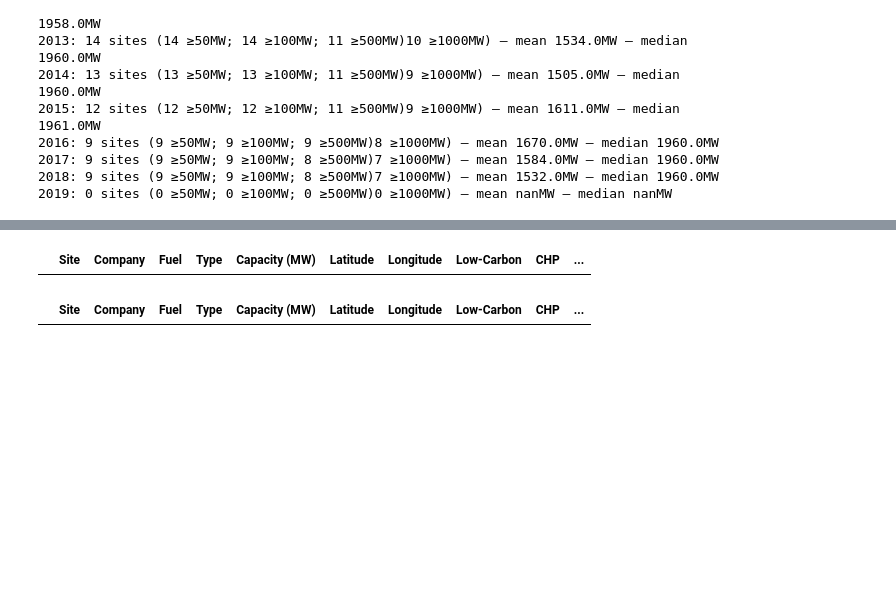
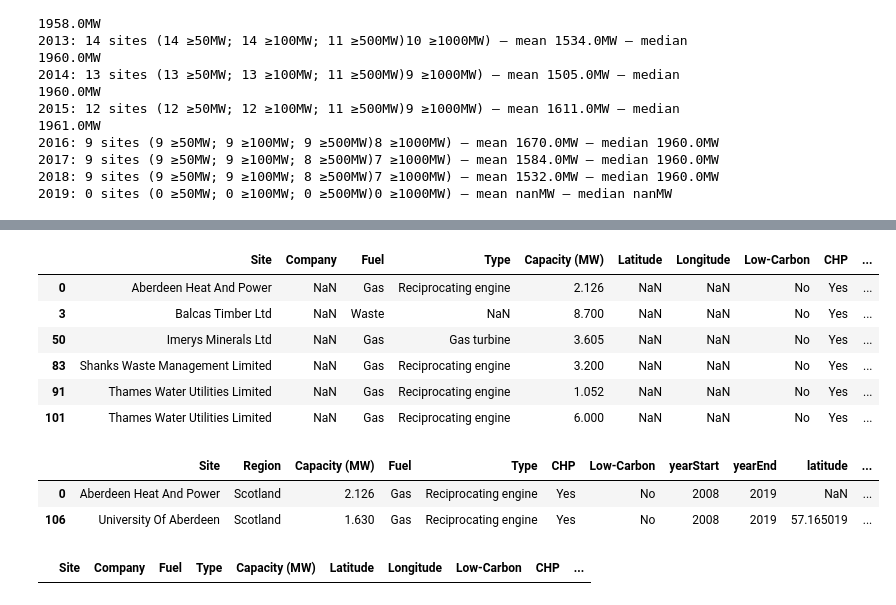
Before and after one commit to DrSimEvans/uk-electricity-map, a Jupyter notebook: UK-map-combined.ipynb, the cells around one changed output, grey strips where cells are left out. Saved outputs shown, nothing was run; the diff lists cells and outputs as text; code cells hidden in the pictures; blank space fills up the shorter version.

```diff
--- a/UK-map-combined.ipynb
+++ b/UK-map-combined.ipynb
@@ -44,3 +60,6 @@ re = pd.read_csv('renewable.csv', encoding='utf-8', lineterminator='\n')
 # https://www.freemaptools.com/download-uk-postcode-lat-lng.htm
 
 fits = pd.read_csv('fits.csv', encoding='utf-8', lineterminator='\n')
+fits = fits[fits.Site!='Unknown']
+
+fits.head()
@@ -95,3 +130,7 @@ storage = storage[[
 
 chp = pd.read_csv(
     'chp.csv', encoding='utf-8', lineterminator='\n')
+
+chp.rename(columns={'lat':'Latitude','long':'Longitude'},inplace=True)
+
+chp.head()
@@ -369,7 +484,19 @@ uk[(uk.yearStart <= 2008) & (uk.yearEnd >= 2008) &
 # %%
-uk[uk.Longitude < -10]
+uk[uk.Latitude.isnull()]
 # %% [output]
 |  | Site | Company | Fuel | Type | Capacity (MW) | Latitude | Longitude | Low-Carbon | CHP | ... |
+| 0 | Aberdeen Heat And Power | NaN | Gas | Reciprocating engine | 2.126 | NaN | NaN | No | Yes | ... |
+| 3 | Balcas Timber Ltd | NaN | Waste | NaN | 8.700 | NaN | NaN | No | Yes | ... |
+| 50 | Imerys Minerals Ltd | NaN | Gas | Gas turbine | 3.605 | NaN | NaN | No | Yes | ... |
+| 83 | Shanks Waste Management Limited | NaN | Gas | Reciprocating engine | 3.200 | NaN | NaN | No | Yes | ... |
+| 91 | Thames Water Utilities Limited | NaN | Gas | Reciprocating engine | 1.052 | NaN | NaN | No | Yes | ... |
+| 101 | Thames Water Utilities Limited | NaN | Gas | Reciprocating engine | 6.000 | NaN | NaN | No | Yes | ... |
+# %%
+chp[chp.Site.str.contains('Aberdeen')]
+# %% [output]
+|  | Site | Region | Capacity (MW) | Fuel | Type | CHP | Low-Carbon | yearStart | yearEnd | latitude | ... |
+| 0 | Aberdeen Heat And Power | Scotland | 2.126 | Gas | Reciprocating engine | Yes | No | 2008 | 2019 | NaN | ... |
+| 106 | University Of Aberdeen | Scotland | 1.630 | Gas | Reciprocating engine | Yes | No | 2008 | 2019 | 57.165019 | ... |
 # %%
 uk[uk.Fuel.isnull()]
 # %% [output]
```
Also changed, not shown: parts of 11 cells of this notebook, 4 other files.
